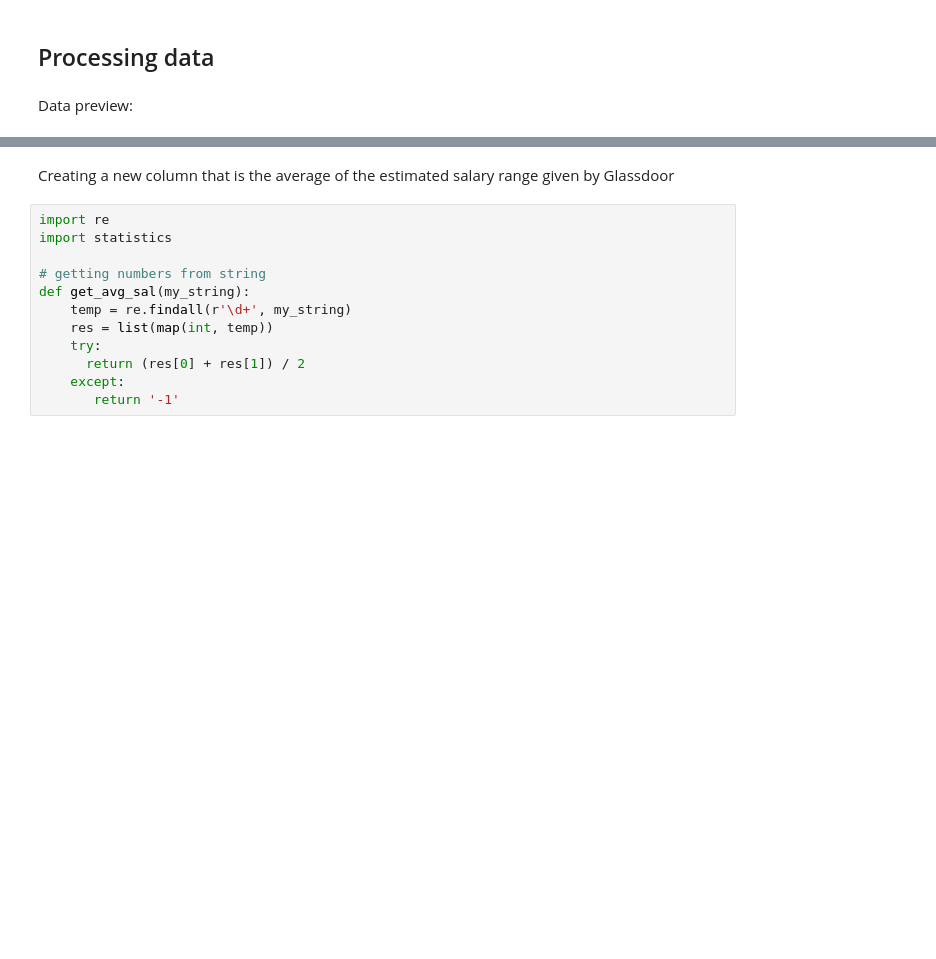
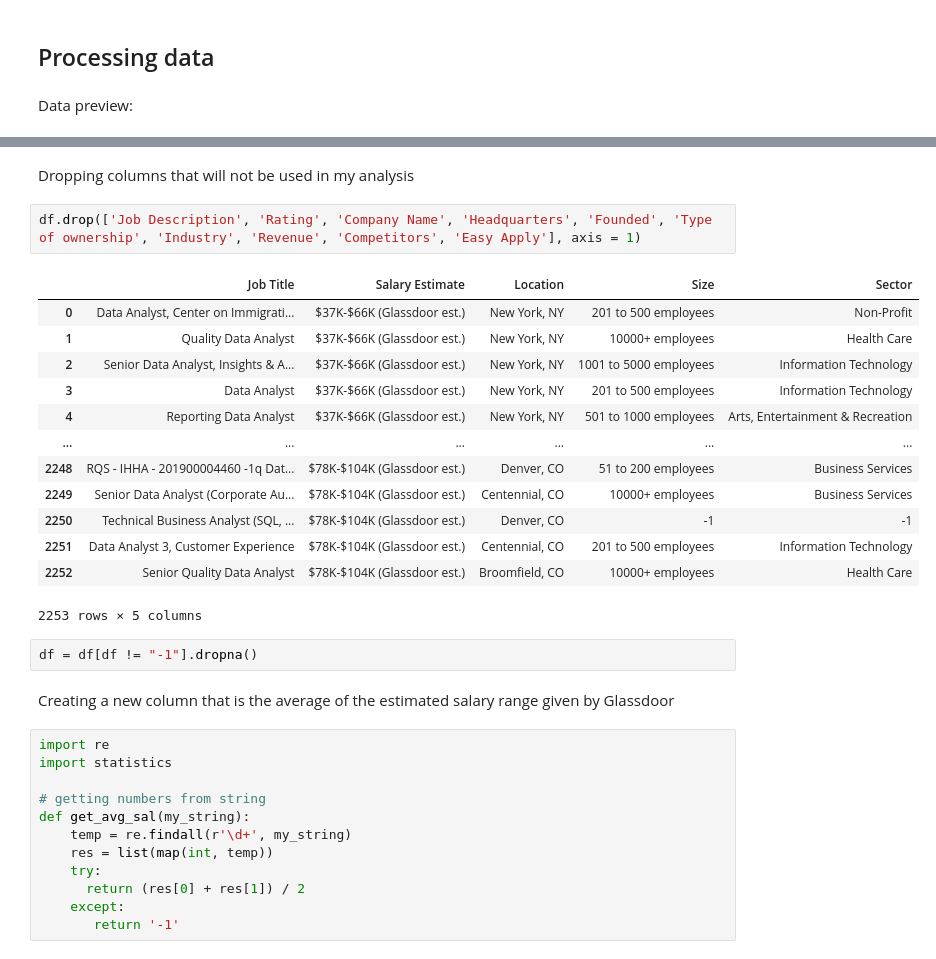
Before and after one commit to reedbc1/datafun-06-projects, a Jupyter notebook: data_analyst_jobs.ipynb, the cells around one changed output, grey strips where cells are left out. Saved outputs shown, nothing was run; the diff lists cells and outputs as text; blank space fills up the shorter version.

```diff
--- a/data_analyst_jobs.ipynb
+++ b/data_analyst_jobs.ipynb
@@ -34,3 +44,23 @@ df.head()
+# %% [markdown]
+Dropping columns that will not be used in my analysis
+# %%
+df.drop(['Job Description', 'Rating', 'Company Name', 'Headquarters', 'Founded', 'Type of ownership', 'Industry', 'Revenue', 'Competitors', 'Easy Apply'], axis = 1)
+# %% [output]
+|  | Job Title | Salary Estimate | Location | Size | Sector |
+| 0 | Data Analyst, Center on Immigrati... | $37K-$66K (Glassdoor est.) | New York, NY | 201 to 500 employees | Non-Profit |
+| 1 | Quality Data Analyst | $37K-$66K (Glassdoor est.) | New York, NY | 10000+ employees | Health Care |
+| 2 | Senior Data Analyst, Insights & A... | $37K-$66K (Glassdoor est.) | New York, NY | 1001 to 5000 employees | Information Technology |
+| 3 | Data Analyst | $37K-$66K (Glassdoor est.) | New York, NY | 201 to 500 employees | Information Technology |
+| 4 | Reporting Data Analyst | $37K-$66K (Glassdoor est.) | New York, NY | 501 to 1000 employees | Arts, Entertainment & Recreation |
+| ... | ... | ... | ... | ... | ... |
+| 2248 | RQS - IHHA - 201900004460 -1q Dat... | $78K-$104K (Glassdoor est.) | Denver, CO | 51 to 200 employees | Business Services |
+| 2249 | Senior Data Analyst (Corporate Au... | $78K-$104K (Glassdoor est.) | Centennial, CO | 10000+ employees | Business Services |
+| 2250 | Technical Business Analyst (SQL, ... | $78K-$104K (Glassdoor est.) | Denver, CO | -1 | -1 |
+| 2251 | Data Analyst 3, Customer Experience | $78K-$104K (Glassdoor est.) | Centennial, CO | 201 to 500 employees | Information Technology |
+| 2252 | Senior Quality Data Analyst | $78K-$104K (Glassdoor est.) | Broomfield, CO | 10000+ employees | Health Care |
+2253 rows × 5 columns
+# %%
+df = df[df != "-1"].dropna()
 # %% [markdown]
 Creating a new column that is the average of the estimated salary range given by Glassdoor
 # %%
```
Also changed, not shown: parts of 28 cells of this notebook.
